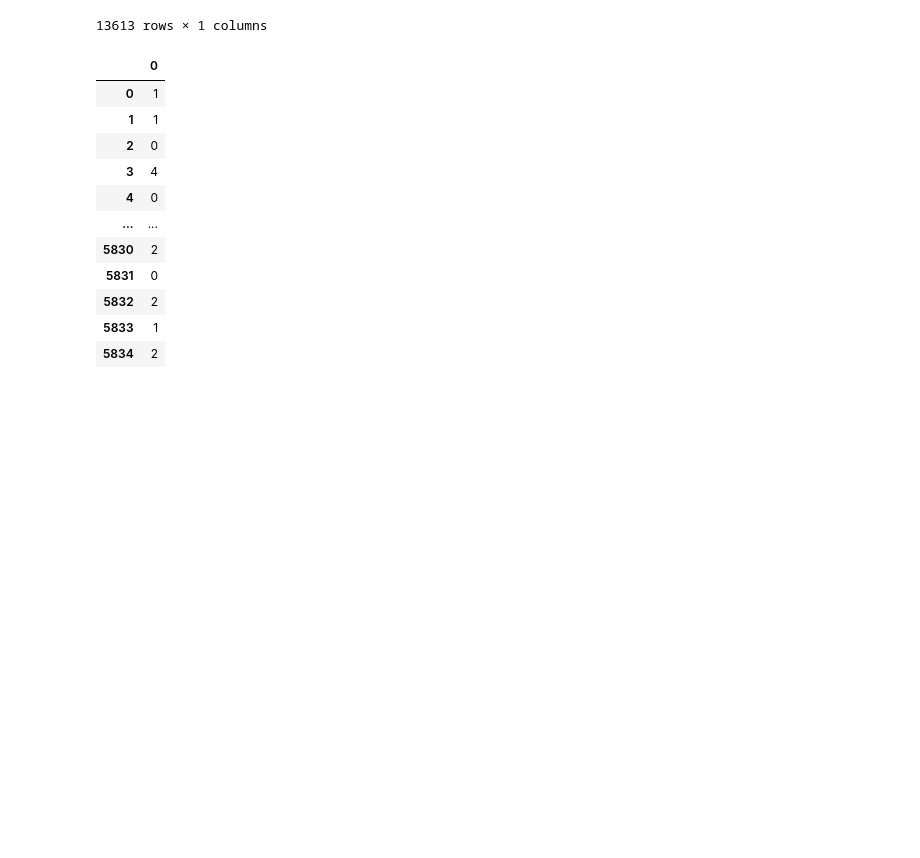
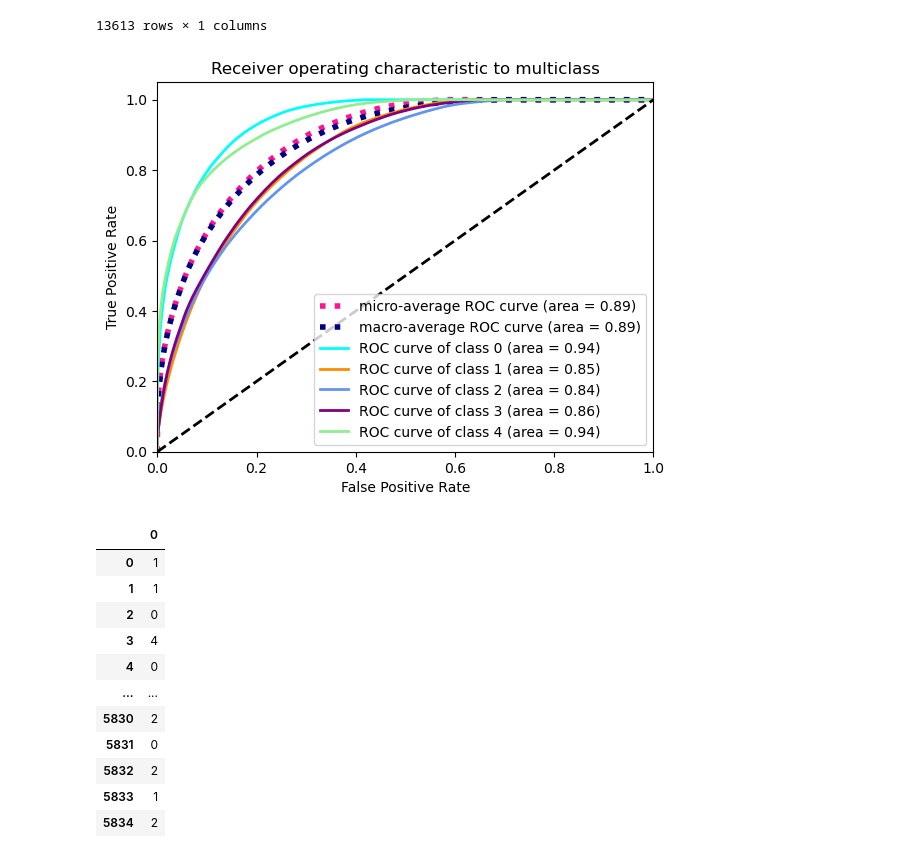
Before and after one commit to Vic263RP/MIA3-Formacion-2023-UV-AI, a Jupyter notebook: B1_HerramientasParaIA/T4_MachineLearning/Tarea4/Rodriguez_Part_Victor.ipynb, the cells around one changed output. Cells and saved outputs as stored; diff of their text form; code cells hidden in the pictures; blank space fills up the shorter version.

```diff
--- a/B1_HerramientasParaIA/T4_MachineLearning/Tarea4/Rodriguez_Part_Victor.ipynb
+++ b/B1_HerramientasParaIA/T4_MachineLearning/Tarea4/Rodriguez_Part_Victor.ipynb
@@ -345,6 +425,13 @@ pd.DataFrame(pipeline_housing.predecir(pipeline_housing.train_reducido))
 | 13611 | 2 |
 | 13612 | 0 |
 13613 rows × 1 columns
+# %%
+X = pd.DataFrame(pipeline_housing.train_reducido)
+y = pipeline_housing.train.loc[:,'median_house_value']
+# %%
+pipeline_housing.summary_results(X, y)
+# %% [output]
+[figure, added]
 # %%
 pd.DataFrame(pipeline_housing.predecir(pipeline_housing.test_reducido))
 # %% [output]
```
Also changed, not shown: parts of 7 cells of this notebook.
